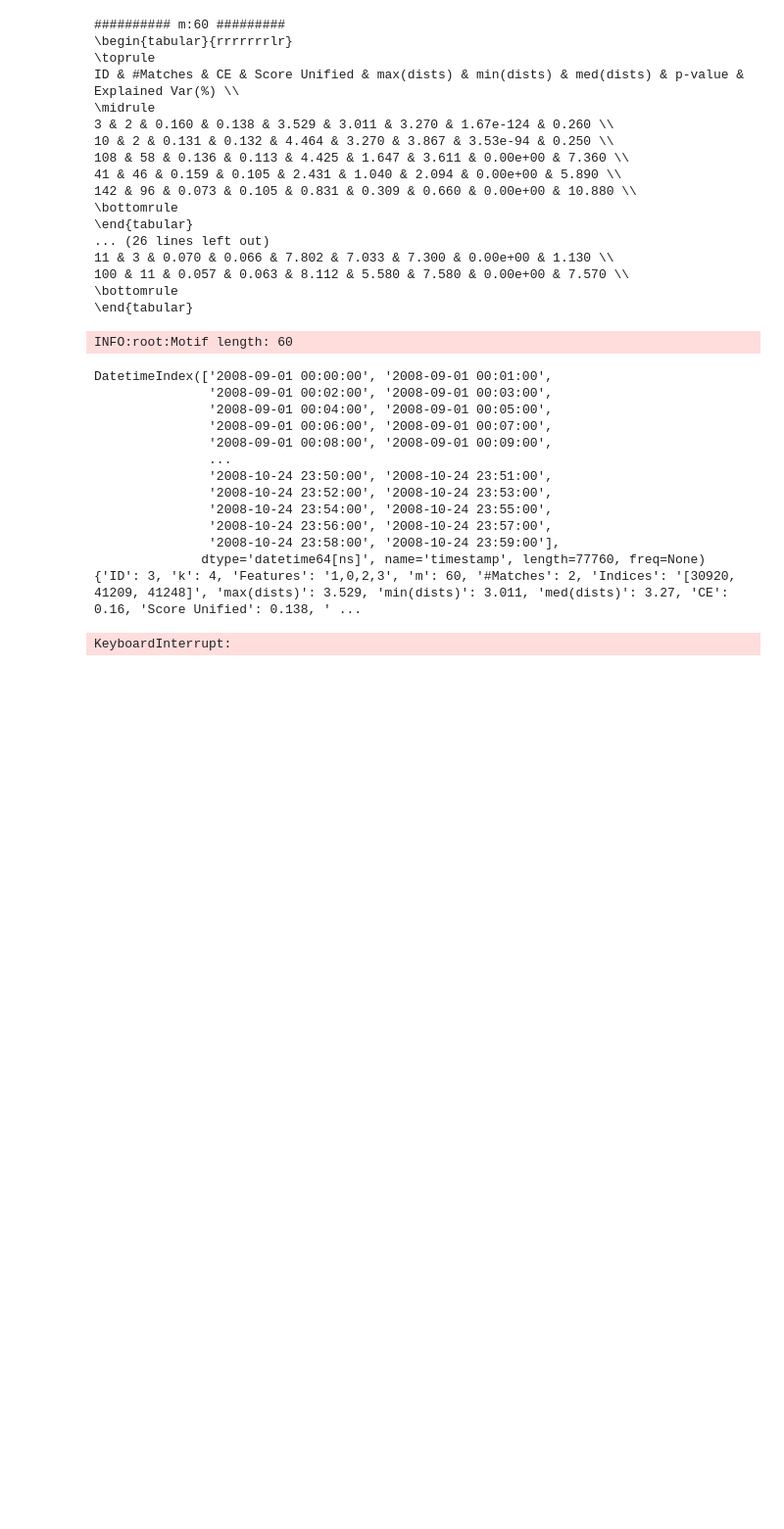
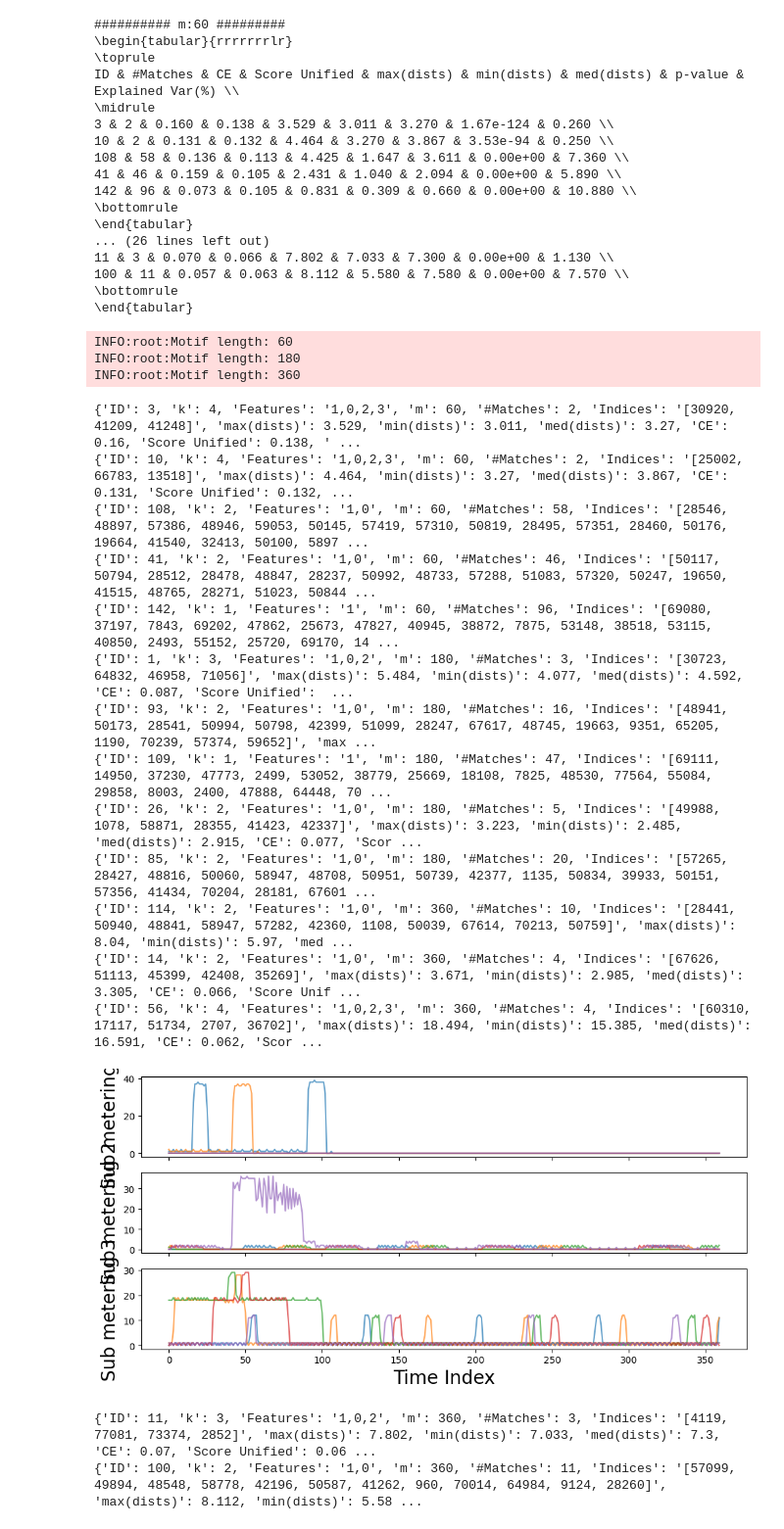
Before and after one commit to MiguelGarcaoSilva/motifsinresidual, a Jupyter notebook: code/household_casestudy.ipynb, the cells around one changed output. Shown at 98% size. Saved outputs shown, nothing was run; the diff lists cells and outputs as text; code cells hidden in the pictures; blank space fills up the shorter version.

```diff
--- a/code/household_casestudy.ipynb
+++ b/code/household_casestudy.ipynb
@@ -30,7 +29,8 @@ data = data.resample("1min").last().ffill()
 # largest sequence without nans
 data = data.loc["2008-09-01":"2008-10-24"]
 labels = data[["Sub_metering_1", "Sub_metering_2", "Sub_metering_3"]]
-labels = labels.map(lambda x: 1 if float(x) > 0 else 0)
+labels = labels.astype(float)
+# labels = labels.map(lambda x: 1 if float(x) > 0 else 0)
 data = data.drop(
     columns=["Date", "Time", "Sub_metering_1", "Sub_metering_2", "Sub_metering_3"]
 )
@@ -646,54 +672,77 @@ subsequence_lengths = mp_stats_table["m"].unique()
 
 # Time series data
 ts = resids
-datetime_index = ts.T.index
-# index to series
-datetime_index = pd.to_datetime(datetime_index)
-print(datetime_index)
 
 # Loop over each subsequence length
 for m in subsequence_lengths:
     logging.info(f"Motif length: {m}")
 
     # Filter motifs by current subsequence length
     top_motifs = mp_stats_table[mp_stats_table["m"] == m]
-
     top_motifs = top_motifs.sort_values(by="Score Unified", ascending=False).head(5)
 
     # Loop over each top motif
     for top_motif in top_motifs.to_dict(orient="records"):
         print(top_motif)
+        # check if is motif 56
+        if top_motif["ID"] != 56:
+            continue
+
         # Parse dimensions and indices
         dimensions = sorted(map(int, top_motif["Features"].split(",")))
         indices = sorted(map(int, top_motif["Indices"].strip("[]").split(",")))
 
         # Extract feature names
         features = [resids.T.columns[dimension] for dimension in dimensions]
 
         # Add label feature to the list
         ts_list = [resids.T[feature].reset_index(drop=True) for feature in features]
 
-        # ts_list.append(labels)  # Adding the label to the time series list
-        # features.append("label")  # Adding "label" to the features
-
         # Generate motif name
         motif_name = top_motif["ID"]
 
-        # Plot and save the motif
+        # Create the figure and axes once, with 3 subplots for the submeters
+        fig, ax = plt.subplots(figsize=(10, 5), nrows=3, sharex=True)
+
+        # Loop over each index and plot the subsequences
+        for indice in indices:
+            subseq = labels.iloc[indice: indice + m]
+
+            # Plot subsequences for each submeter in the same 3 subplots
+            for i, feature in enumerate(labels.columns):
+                ax[i].plot(subseq[feature].values, alpha=0.7)  # Plot with transparency to differentiate subsequences
+                ax[i].set_ylabel(feature.replace("_", " "))  # Format the y-axis label for better readability
+
+        # Set common x-axis labels and formatting
+        ax[-1].set_xlabel("Time Index")  # Only set x-axis label on the bottom plot
+
+        # Adjust layout to prevent overlap
+        plt.tight_layout()
+
+        # Show the plot (or save it, depending on your requirements)
+        plt.show()
+
+        features = [feature.replace("_", " ") for feature in features]
+
+        # Plot and save the motif (assuming plot_motif function handles the time series plot)
         plot_motif(ts_list, features, m, indices, motif_name)
 # %% [output]
 INFO:root:Motif length: 60
+INFO:root:Motif length: 180
+INFO:root:Motif length: 360
-DatetimeIndex(['2008-09-01 00:00:00', '2008-09-01 00:01:00',
-               '2008-09-01 00:02:00', '2008-09-01 00:03:00',
-               '2008-09-01 00:04:00', '2008-09-01 00:05:00',
-               '2008-09-01 00:06:00', '2008-09-01 00:07:00',
-               '2008-09-01 00:08:00', '2008-09-01 00:09:00',
-               ...
-               '2008-10-24 23:50:00', '2008-10-24 23:51:00',
-               '2008-10-24 23:52:00', '2008-10-24 23:53:00',
-               '2008-10-24 23:54:00', '2008-10-24 23:55:00',
-               '2008-10-24 23:56:00', '2008-10-24 23:57:00',
-               '2008-10-24 23:58:00', '2008-10-24 23:59:00'],
-              dtype='datetime64[ns]', name='timestamp', length=77760, freq=None)
 {'ID': 3, 'k': 4, 'Features': '1,0,2,3', 'm': 60, '#Matches': 2, 'Indices': '[30920, 41209, 41248]', 'max(dists)': 3.529, 'min(dists)': 3.011, 'med(dists)': 3.27, 'CE': 0.16, 'Score Unified': 0.138, ' ...
+{'ID': 10, 'k': 4, 'Features': '1,0,2,3', 'm': 60, '#Matches': 2, 'Indices': '[25002, 66783, 13518]', 'max(dists)': 4.464, 'min(dists)': 3.27, 'med(dists)': 3.867, 'CE': 0.131, 'Score Unified': 0.132, ...
+{'ID': 108, 'k': 2, 'Features': '1,0', 'm': 60, '#Matches': 58, 'Indices': '[28546, 48897, 57386, 48946, 59053, 50145, 57419, 57310, 50819, 28495, 57351, 28460, 50176, 19664, 41540, 32413, 50100, 5897 ...
+{'ID': 41, 'k': 2, 'Features': '1,0', 'm': 60, '#Matches': 46, 'Indices': '[50117, 50794, 28512, 28478, 48847, 28237, 50992, 48733, 57288, 51083, 57320, 50247, 19650, 41515, 48765, 28271, 51023, 50844 ...
+{'ID': 142, 'k': 1, 'Features': '1', 'm': 60, '#Matches': 96, 'Indices': '[69080, 37197, 7843, 69202, 47862, 25673, 47827, 40945, 38872, 7875, 53148, 38518, 53115, 40850, 2493, 55152, 25720, 69170, 14 ...
+{'ID': 1, 'k': 3, 'Features': '1,0,2', 'm': 180, '#Matches': 3, 'Indices': '[30723, 64832, 46958, 71056]', 'max(dists)': 5.484, 'min(dists)': 4.077, 'med(dists)': 4.592, 'CE': 0.087, 'Score Unified':  ...
+{'ID': 93, 'k': 2, 'Features': '1,0', 'm': 180, '#Matches': 16, 'Indices': '[48941, 50173, 28541, 50994, 50798, 42399, 51099, 28247, 67617, 48745, 19663, 9351, 65205, 1190, 70239, 57374, 59652]', 'max ...
+{'ID': 109, 'k': 1, 'Features': '1', 'm': 180, '#Matches': 47, 'Indices': '[69111, 14950, 37230, 47773, 2499, 53052, 38779, 25669, 18108, 7825, 48530, 77564, 55084, 29858, 8003, 2400, 47888, 64448, 70 ...
+{'ID': 26, 'k': 2, 'Features': '1,0', 'm': 180, '#Matches': 5, 'Indices': '[49988, 1078, 58871, 28355, 41423, 42337]', 'max(dists)': 3.223, 'min(dists)': 2.485, 'med(dists)': 2.915, 'CE': 0.077, 'Scor ...
+{'ID': 85, 'k': 2, 'Features': '1,0', 'm': 180, '#Matches': 20, 'Indices': '[57265, 28427, 48816, 50060, 58947, 48708, 50951, 50739, 42377, 1135, 50834, 39933, 50151, 57356, 41434, 70204, 28181, 67601 ...
+{'ID': 114, 'k': 2, 'Features': '1,0', 'm': 360, '#Matches': 10, 'Indices': '[28441, 50940, 48841, 58947, 57282, 42360, 1108, 50039, 67614, 70213, 50759]', 'max(dists)': 8.04, 'min(dists)': 5.97, 'med ...
+{'ID': 14, 'k': 2, 'Features': '1,0', 'm': 360, '#Matches': 4, 'Indices': '[67626, 51113, 45399, 42408, 35269]', 'max(dists)': 3.671, 'min(dists)': 2.985, 'med(dists)': 3.305, 'CE': 0.066, 'Score Unif ...
+{'ID': 56, 'k': 4, 'Features': '1,0,2,3', 'm': 360, '#Matches': 4, 'Indices': '[60310, 17117, 51734, 2707, 36702]', 'max(dists)': 18.494, 'min(dists)': 15.385, 'med(dists)': 16.591, 'CE': 0.062, 'Scor ...
+[figure, added]
-KeyboardInterrupt:
+{'ID': 11, 'k': 3, 'Features': '1,0,2', 'm': 360, '#Matches': 3, 'Indices': '[4119, 77081, 73374, 2852]', 'max(dists)': 7.802, 'min(dists)': 7.033, 'med(dists)': 7.3, 'CE': 0.07, 'Score Unified': 0.06 ...
+{'ID': 100, 'k': 2, 'Features': '1,0', 'm': 360, '#Matches': 11, 'Indices': '[57099, 49894, 48548, 58778, 42196, 50587, 41262, 960, 70014, 64984, 9124, 28260]', 'max(dists)': 8.112, 'min(dists)': 5.58 ...
```
Also changed, not shown: parts of 6 cells of this notebook, 2 other files.
